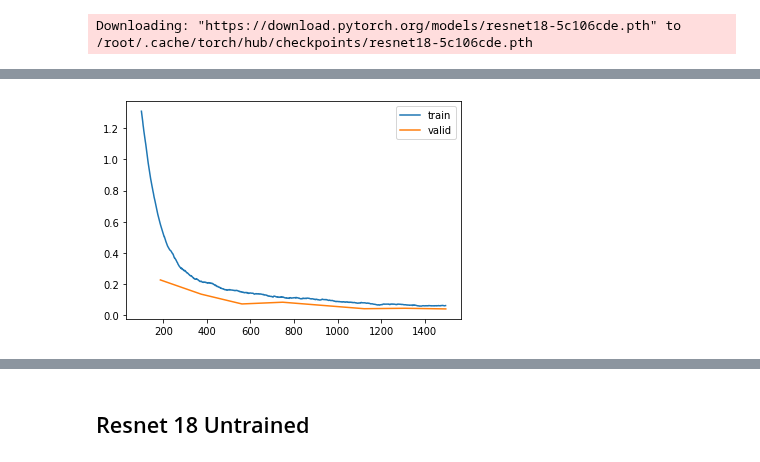
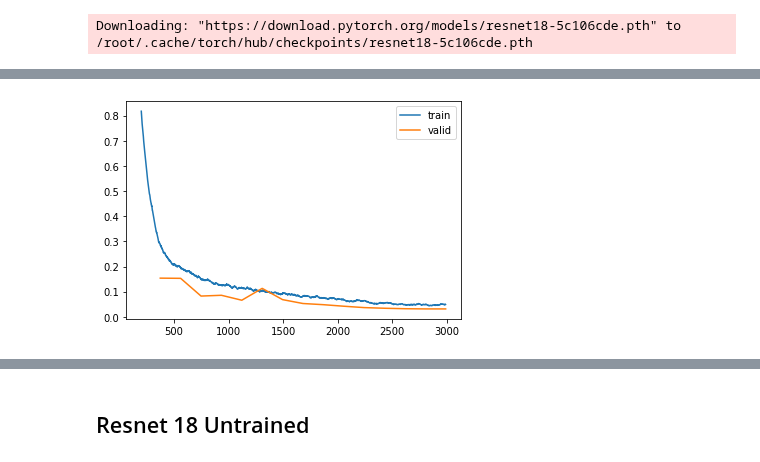
Before and after one commit to vtecftwy/fastbook, a Jupyter notebook: 04_mnist_full_dataset.ipynb, the cells around one changed output, grey strips where cells are left out. Drawn from its saved outputs; the diff is of its cells as text; code cells hidden in the pictures.

```diff
--- a/04_mnist_full_dataset.ipynb
+++ b/04_mnist_full_dataset.ipynb
@@ -45,13 +51,13 @@ Elements to create the DataBlocks:
 
 Augmentation: exclude flipping and cropping
 # %%
-rotation = Rotate(max_deg=30, p=0.5, draw=None, size=None, mode='bilinear', pad_mode='reflection', align_corners=True, batch=False)
+# rotation = Rotate(max_deg=30, p=0.5, draw=None, size=None, mode='bilinear', pad_mode='reflection', align_corners=True, batch=False)
 
 augmentation = aug_transforms(mult=1.0,
                               do_flip=False,
                               flip_vert=False,
                               max_rotate=15.0,
-                              min_zoom=0.50,
+                              min_zoom=0.66,
                               max_zoom=1.0,
                               max_lighting=0.3,
                               max_warp=0,
@@ -61,7 +67,7 @@ augmentation = aug_transforms(mult=1.0,
                               size=None,
                               mode='bilinear',
                             #   mode='nearest',
-                              pad_mode='border', # {'zeros': 'constant', 'border': 'edge', 'reflection': 'reflect'}
+                              pad_mode='border', # 'zeros', 'border', 'reflection'
                               align_corners=True,
                               batch=False,
                               min_scale=1.0)
@@ -111,5 +117,5 @@ SuggestedLRs(lr_min=0.05248074531555176, lr_steep=0.007585775572806597)
 # %%
-n = 8
+n = 16
 lr = 1e-2
 learn_18.fit_one_cycle(n_epoch=n, lr_max=lr)
 # %% [output]
@@ -151,7 +186,7 @@ Results for dataloader with augmentation:
 # %%
-learn_18.recorder.plot_loss(skip_start=100)
+learn_18.recorder.plot_loss(skip_start=200)
 # %% [output]
-[figure, old version]
+[figure, new version]
 # %%
 learn_18.validate(dl=test_dl)
 # %% [output]
```
Also changed, not shown: parts of 24 cells of this notebook.
